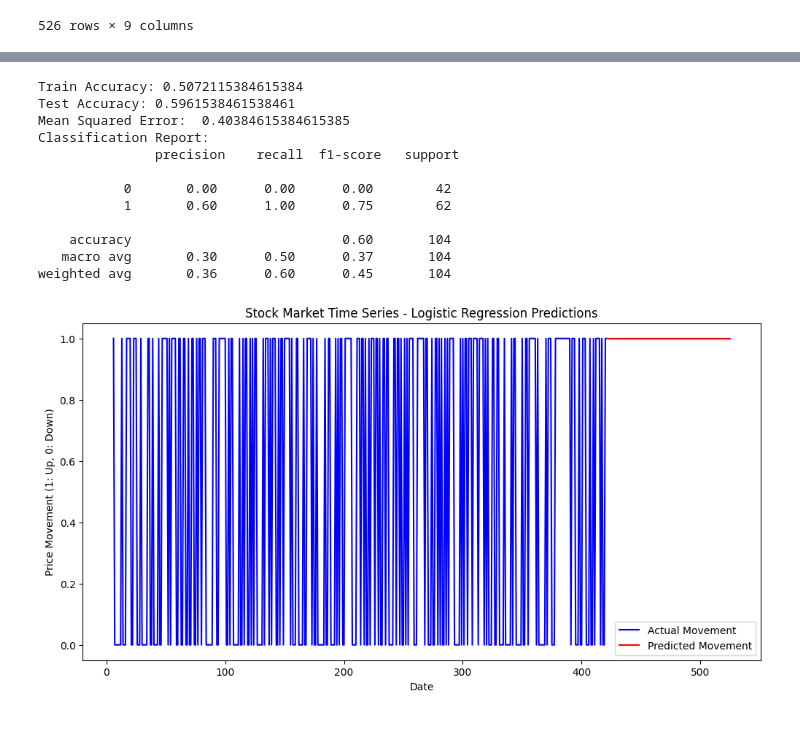
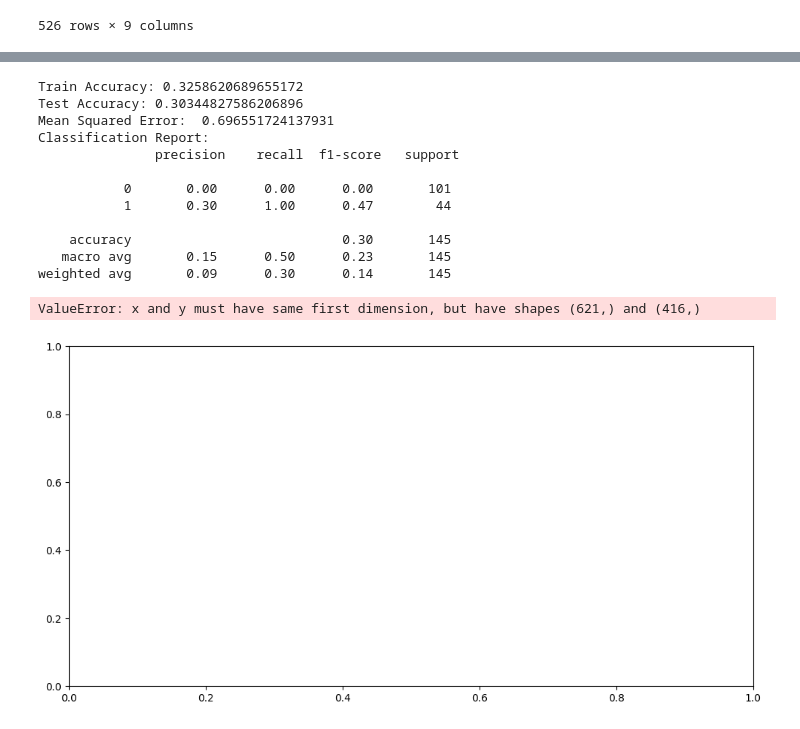
Before and after one commit to code4ry/FinRL-RegressionModels, a Jupyter notebook: Learning Models/Logistic Regression/logisticRegression/logisticModel.ipynb, the cells around one changed output, grey strips where cells are left out. Drawn from its saved outputs; the diff is of its cells as text; code cells hidden in the pictures.

Commit message:
Implemented new dataset
Trained model using Dow Jones dataset and then tested the model using S&P 500 data

```diff
--- a/Learning Models/Logistic Regression/logisticRegression/logisticModel.ipynb
+++ b/Learning Models/Logistic Regression/logisticRegression/logisticModel.ipynb
@@ -12,13 +12,19 @@ from sklearn.metrics import accuracy_score, classification_report, mean_squared_
 
 ## parsing our stock market dataset
 stock_dataset = "^DJI.csv"
+sp_dataset = "sandp500.csv"
 stock_data = pd.read_csv(stock_dataset)
+sp_500 = pd.read_csv(sp_dataset)
 
 ## removing our null values from the dataset
 stock_data = stock_data.dropna()
 stock_data = stock_data.dropna(axis=1)
 stock_data = stock_data.dropna(how='all')
 
-stock_data
+sp_500 = sp_500.dropna()
+sp_500 = sp_500.dropna(axis=1)
+sp_500 = sp_500.dropna(how='all')
+
+sp_500
 # %% [output]
 |  | Date | Open | High | Low | Close | Adj Close | Volume |
@@ -79,3 +101,7 @@ stock_data
 | 524 | 2024-02-05 | 38546.769531 | 38633.878906 | 38220.398438 | 38380.121094 | 38380.121094 | 322290000 | 38521.359375 | 1 |
 | 525 | 2024-02-06 | 38392.898438 | 38545.300781 | 38350.500000 | 38521.359375 | 38521.359375 | 278496862 | NaN | 0 |
 526 rows × 9 columns
+# %%
+sp_500["Tomorrow"] = sp_500["Close"].shift(-1)
+sp_500["Target"] = (sp_500["Tomorrow"] > sp_500["Close"]).astype(int)
+sp_500
@@ -82,63 +122,71 @@ stock_data
 # %%
 # Create a DataFrame with the original time series and the binary target variable
 df = pd.DataFrame({"Close": stock_data["Close"], "Target": stock_data["Target"]})
+sp_df = pd.DataFrame({"Close": sp_500["Close"], "Target": sp_500["Target"]})
 
 # Feature Engineering: Adding a 7-day moving average
 df['MA7'] = df['Close'].rolling(window=7).mean()
+sp_df['MA7'] = sp_df['Close'].rolling(window=7).mean()
 
 # Handling Missing Data: Dropping rows with NaN values
 df.dropna(inplace=True)
+sp_df.dropna(inplace=True)
 
 # Splitting the data into features (X) and target variable (y)
 x = df[['MA7']]
 y = df['Target']
 
+sp_X = sp_df[['MA7']]
+sp_Y = sp_df['Target']
+
 # Splitting the data into training and testing sets
 train_size = int(len(df) * 0.8)  # 80% for training
 X_train, X_test, y_train, y_test = train_test_split(x, y, test_size=0.2, shuffle=False)
+spX_train, spX_test, spY_train, spY_test = train_test_split(sp_X, sp_Y, test_size=0.2, shuffle=False)
 
 # Creating and training a logistic regression model
 model = LogisticRegression(C=0.1) # adjusting C-value to 0.1 to combat
 model.fit(X_train, y_train)
 
 # Making predictions on the train and test set
-y_train_pred = model.predict(X_train)
-y_test_pred = model.predict(X_test)
+spY_train_pred = model.predict(spX_train)
+spY_test_pred = model.predict(spX_test)
 
 # Evaluating the model performance
-train_accuracy = accuracy_score(y_train, y_train_pred)
+train_accuracy = accuracy_score(spY_train, spY_train_pred)
 print("Train Accuracy:", train_accuracy)
 
-test_accuracy = accuracy_score(y_test, y_test_pred)
+test_accuracy = accuracy_score(spY_test, spY_test_pred)
 print ("Test Accuracy:", test_accuracy)
 
 # Evaluating mean squared error
-mse = mean_squared_error(y_test, y_test_pred)
+mse = mean_squared_error(spY_test, spY_test_pred)
 print ("Mean Squared Error: ", mse)
 
 # Displaying classification report
-print("Classification Report:\n", classification_report(y_test, y_test_pred))
+print("Classification Report:\n", classification_report(spY_test, spY_test_pred))
 
 # Visualizing the predictions
 plt.figure(figsize=(12, 6))
-plt.plot(df.index[:-len(y_test)], y[:-len(y_test)], label='Actual Movement', color='blue')
-plt.plot(df.index[-len(y_test):], y_test_pred, label='Predicted Movement', color='red')
+plt.plot(sp_df.index[:-len(spY_test)], y[:-len(spY_test)], label='Actual Movement', color='blue')
+plt.plot(sp_df.index[-len(spY_test):], spY_test_pred, label='Predicted Movement', color='red')
 plt.title('Stock Market Time Series - Logistic Regression Predictions')
 plt.xlabel('Date')
 plt.ylabel('Price Movement (1: Up, 0: Down)')
 plt.legend()
 plt.show()
 # %% [output]
-Train Accuracy: 0.5072115384615384
-Test Accuracy: 0.5961538461538461
-Mean Squared Error:  0.40384615384615385
+Train Accuracy: 0.3258620689655172
+Test Accuracy: 0.30344827586206896
+Mean Squared Error:  0.696551724137931
 Classification Report:
                precision    recall  f1-score   support
 
-           0       0.00      0.00      0.00        42
-           1       0.60      1.00      0.75        62
+           0       0.00      0.00      0.00       101
+           1       0.30      1.00      0.47        44
 
-    accuracy                           0.60       104
-   macro avg       0.30      0.50      0.37       104
-weighted avg       0.36      0.60      0.45       104
+    accuracy                           0.30       145
+   macro avg       0.15      0.50      0.23       145
+weighted avg       0.09      0.30      0.14       145
+ValueError: x and y must have same first dimension, but have shapes (621,) and (416,)
-[figure, old version]
+[figure, new version]
```
Also changed, not shown: parts of 3 cells of this notebook, 2 other files.
